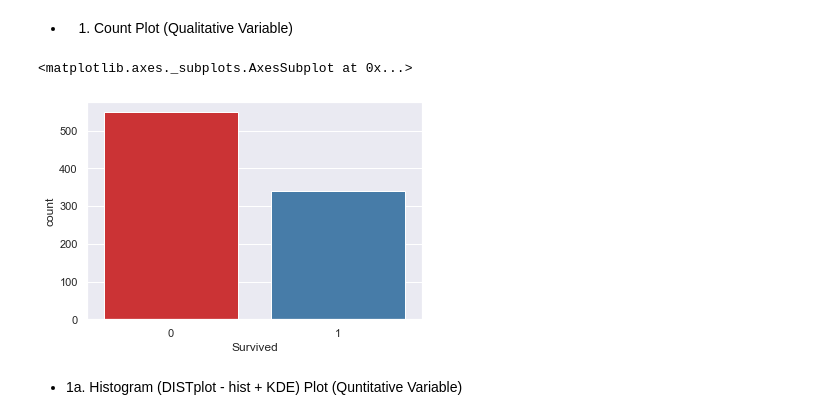
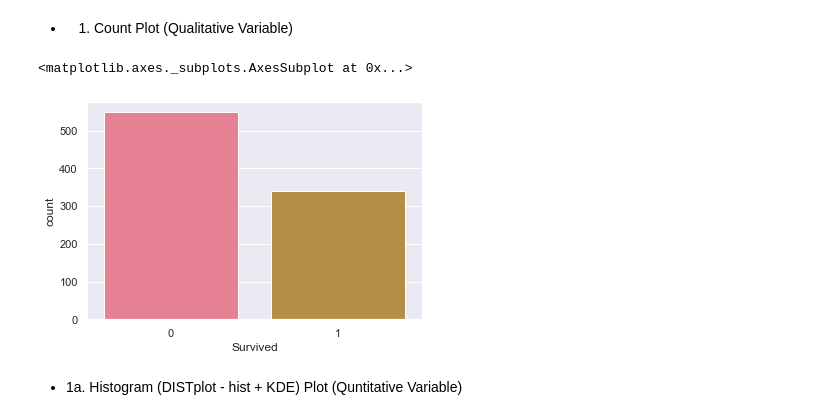
Before and after one commit to ashishhgarud/Basic-ML-Projects, a Jupyter notebook: kaggle_titanic.ipynb, the cells around one changed output. Cells and saved outputs as stored; diff of their text form; code cells hidden in the pictures.

```diff
--- a/kaggle_titanic.ipynb
+++ b/kaggle_titanic.ipynb
@@ -347,3 +345,21 @@ sns.set(style="darkgrid")
+# %%
+sns.set(style="darkgrid")
+
+#sns.palplot(sns.color_palette("BuGn_r"))
+
+sns.set_palette("husl",7)
+#sns.set_palette("Reds",7)
+#sns.set_palette("PuBuGn_d",7)
+#sns.set_palette("BuGn_r",7)
+#sns.set_palette("RdBu_r", 7)
+#sns.set_palette("coolwarm", 7)
+#sns.set_palette("ch:2.5,-.2,dark=.3")
+
+#with sns.color_palette("PuBuGn_d"):
+    #sinplot()
+
+cmap = sns.cubehelix_palette(8, dark=0, light=1, as_cmap=True)
+#cmap = sns.cubehelix_palette(8, rot=-.4, as_cmap=True)
 # %% [markdown]
 * Correlation Between Data Features
 # %%
@@ -560,3 +572,21 @@ sns.set(style="darkgrid")
+# %%
+sns.set(style="darkgrid")
+
+#sns.palplot(sns.color_palette("BuGn_r"))
+
+sns.set_palette("husl",7)
+#sns.set_palette("Reds",7)
+#sns.set_palette("PuBuGn_d",7)
+#sns.set_palette("BuGn_r",7)
+#sns.set_palette("RdBu_r", 7)
+#sns.set_palette("coolwarm", 7)
+#sns.set_palette("ch:2.5,-.2,dark=.3")
+
+#with sns.color_palette("PuBuGn_d"):
+    #sinplot()
+
+cmap = sns.cubehelix_palette(8, dark=0, light=1, as_cmap=True)
+#cmap = sns.cubehelix_palette(8, rot=-.4, as_cmap=True)
 # %% [markdown]
 * Correlation Between Data Features
 # %%
@@ -577,5 +612,5 @@ sns.heatmap(train.corr(), annot=True, cmap='cubehelix_r')
 # %%
-sns.countplot(train['Survived'], palette = 'Set1')
+sns.countplot(train['Survived'])
 # %% [output]
 <matplotlib.axes._subplots.AxesSubplot at 0x...>
-[figure, old version]
+[figure, new version]
```
Also changed, not shown: parts of 53 cells of this notebook.
